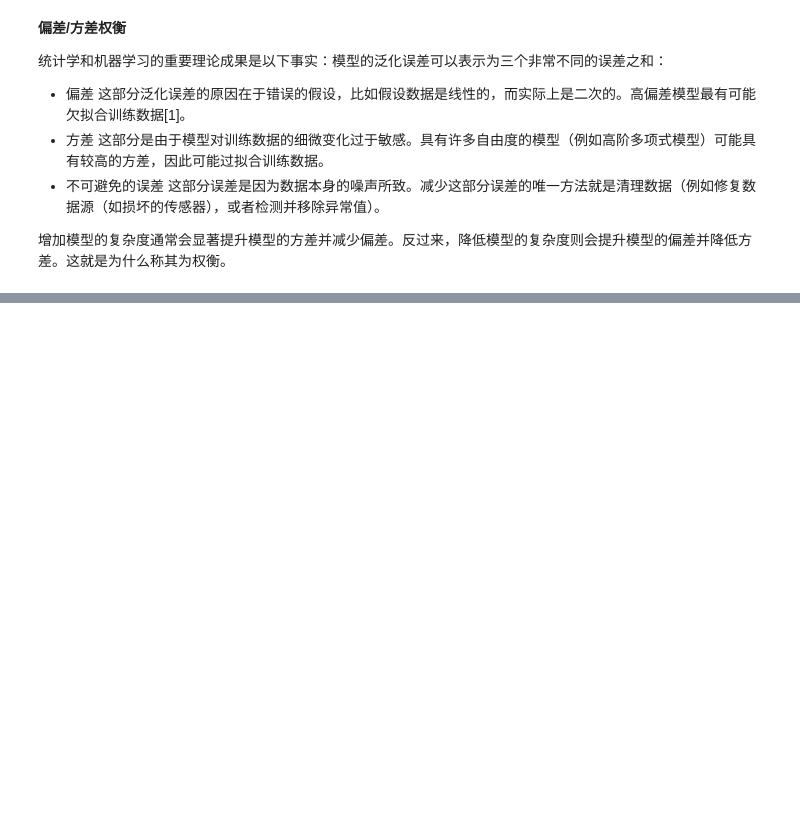
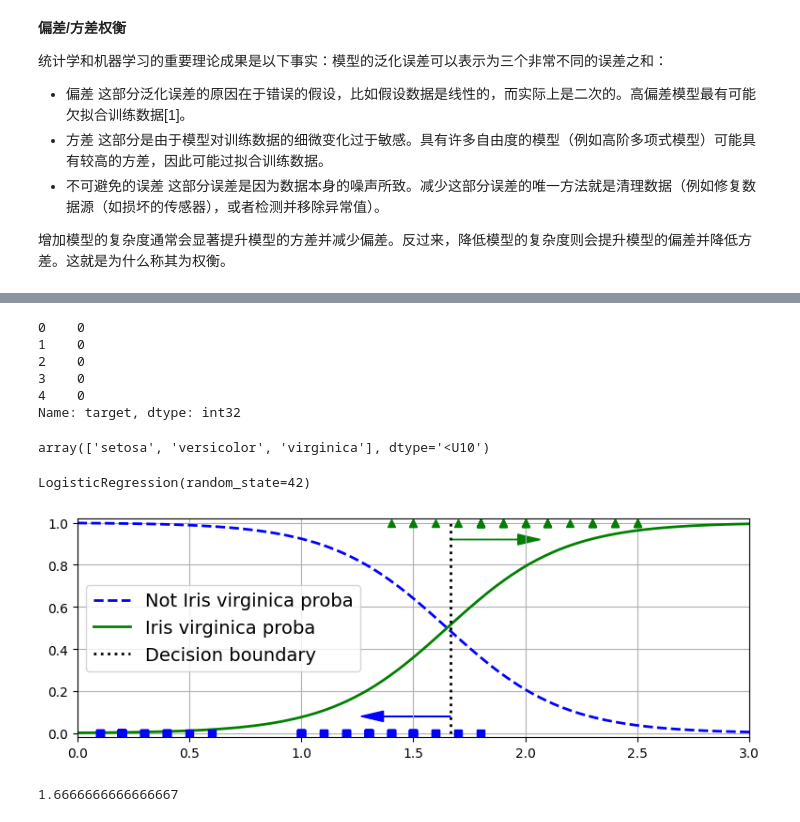
Before and after one commit to JPL-JUNO/Machine-Learning, a Jupyter notebook: HOML/code/04_training_linear_models.ipynb, the cells around one changed output, grey strips where cells are left out. Drawn from its saved outputs; the diff is of its cells as text; code cells hidden in the pictures; blank space fills up the shorter version.

```diff
--- a/HOML/code/04_training_linear_models.ipynb
+++ b/HOML/code/04_training_linear_models.ipynb
@@ -220,0 +251,5 @@ plt.show()
+# %%
+from sklearn.datasets import load_iris
+
+iris = load_iris(as_frame=True)
+list(iris)
@@ -220,0 +294,74 @@ plt.show()
+# %%
+iris.target.head()
+# %% [output]
+0    0
+1    0
+2    0
+3    0
+4    0
+Name: target, dtype: int32
+# %%
+iris.target_names
+# %% [output]
+array(['setosa', 'versicolor', 'virginica'], dtype='<U10')
+# %%
+X = iris.data[['petal width (cm)']].values
+y = iris.target_names[iris.target] == 'virginica'
+X_train, X_test, y_train, y_test = train_test_split(X, y, random_state=42)
+log_reg = LogisticRegression(random_state=42)
+log_reg.fit(X_train, y_train)
+# %% [output]
+LogisticRegression(random_state=42)
+# %%
+# reshape to get a column vector
+X_new = np.linspace(0, 3, 100).reshape(-1, 1)
+y_proba = log_reg.predict_proba(X_new)
+# 找到第一个大于概率大于 0.5 的 X_new
+decision_boundary = X_new[y_proba[:, 1] >= 0.5][0, 0]
+# %%
+plt.figure(figsize=(8, 3))
+plt.plot(X_new, y_proba[:, 0], "b--", linewidth=2, label="Not Iris virginica proba")
+plt.plot(X_new, y_proba[:, 1], "g-", linewidth=2, label="Iris virginica proba")
+plt.plot(
+    [decision_boundary, decision_boundary],
+    [0, 1],
+    "k:",
+    linewidth=2,
+    label="Decision boundary",
+)
+
+plt.arrow(
+    x=decision_boundary,
+    y=0.08,
+    dx=-0.3,
+    dy=0,
+    head_width=0.05,
+    head_length=0.1,
+    fc="b",
+    ec="b",
+)
+plt.arrow(
+    x=decision_boundary,
+    y=0.92,
+    dx=0.3,
+    dy=0,
+    head_width=0.05,
+    head_length=0.1,
+    fc="g",
+    ec="g",
+)
+plt.plot(X_train[y_train == 0], y_train[y_train == 0], "bs")
+plt.plot(X_train[y_train == 1], y_train[y_train == 1], "g^")
+plt.xlabel("")
+plt.ylabel("")
+plt.legend()
+plt.axis([0, 3, -0.02, 1.02])
+plt.grid()
+save_fig("logistic_regression_plot")
+plt.show()
+# %% [output]
+[figure, added]
+# %%
+decision_boundary
+# %% [output]
+1.6666666666666667
```
Also changed, not shown: parts of 23 cells of this notebook, 5 other files.
